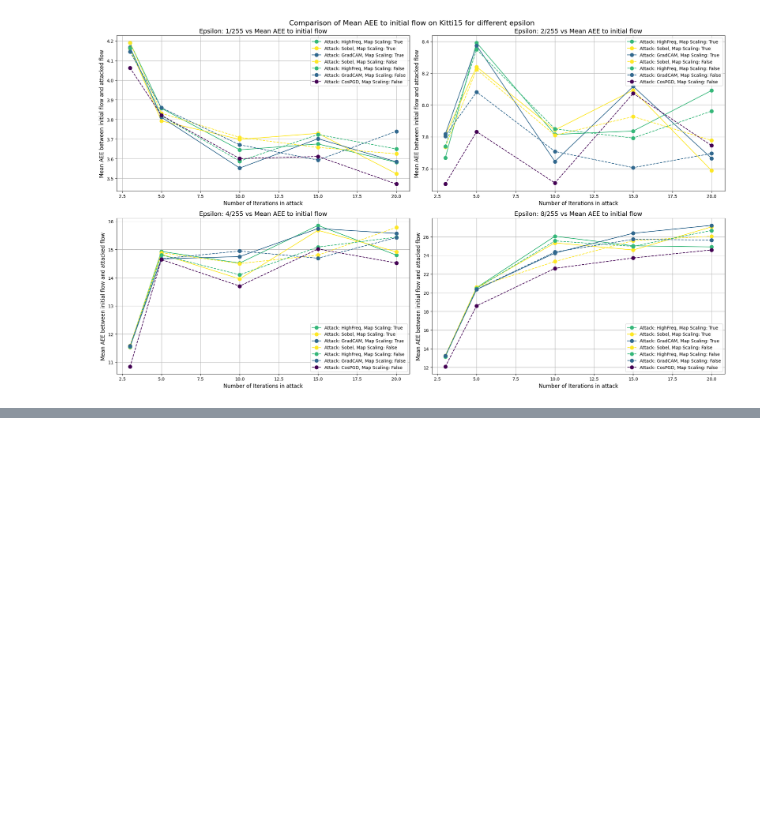
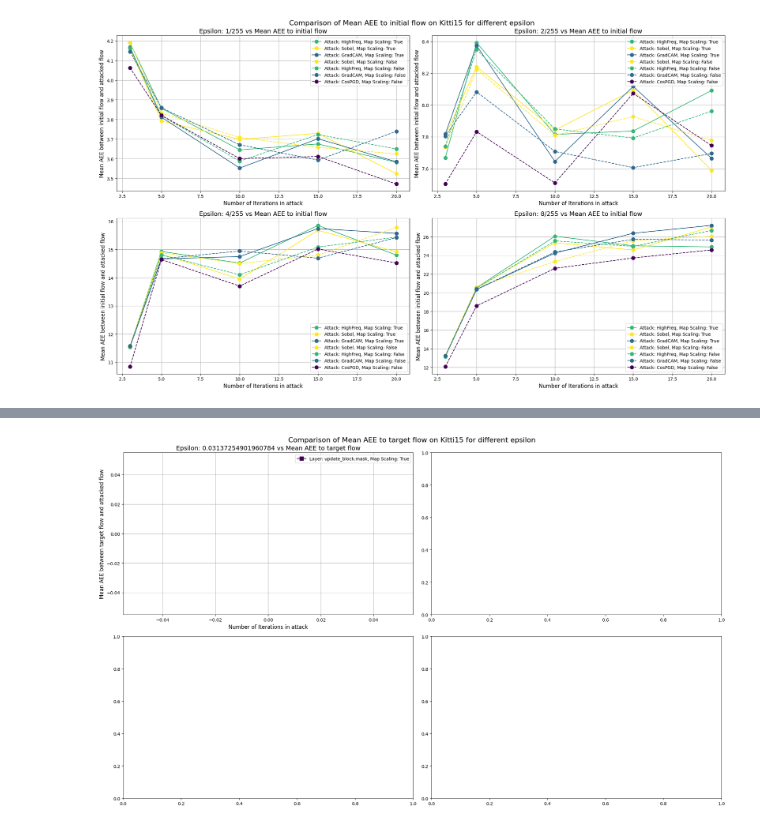
Before and after one commit to NotTwist/flow_attack, a Jupyter notebook: analysis/compare_map_scaling.ipynb, the cells around one changed output, grey strips where cells are left out. Drawn from its saved outputs; the diff is of its cells as text; code cells hidden in the pictures; blank space fills up the shorter version.

Commit message:
fixed bugs with loss scaling

```diff
--- a/analysis/compare_map_scaling.ipynb
+++ b/analysis/compare_map_scaling.ipynb
@@ -307,3 +315,14 @@ plot_alpha_vs_aee_for_scaled(runs, 'mean_aee_init_attack_step_')
 # %% [output]
 [figure]
 [figure]
+# %%
+attacked_gradcam = ['57d16fd44c254b4b8ae1adf7b03a2bdc']
+regular_gradcam = ['b5d0631da9134f35b9e8ac9a3ae4eb13']
+client = mlflow.tracking.MlflowClient()
+# Оборачиваем каждое значение в одинарные кавычки
+ids_str = ", ".join(f"'{run}'" for run in attacked_gradcam)
+# Формируем финальный запрос
+filter_string = f"attributes.run_id IN ({ids_str})"
+runs = mlflow.search_runs(
+    experiment_ids=[experiment_id], filter_string=filter_string)
+# runs['params.use_map_scaling'].fillna(False, inplace=True)
@@ -309,0 +335,4 @@ plot_alpha_vs_aee_for_scaled(runs, 'mean_aee_init_attack_step_')
+# %%
+plot_alpha_vs_aee(runs)
+# %% [output]
+[figure, added]
```
Also changed, not shown: parts of 3 cells of this notebook, 21 other files.
